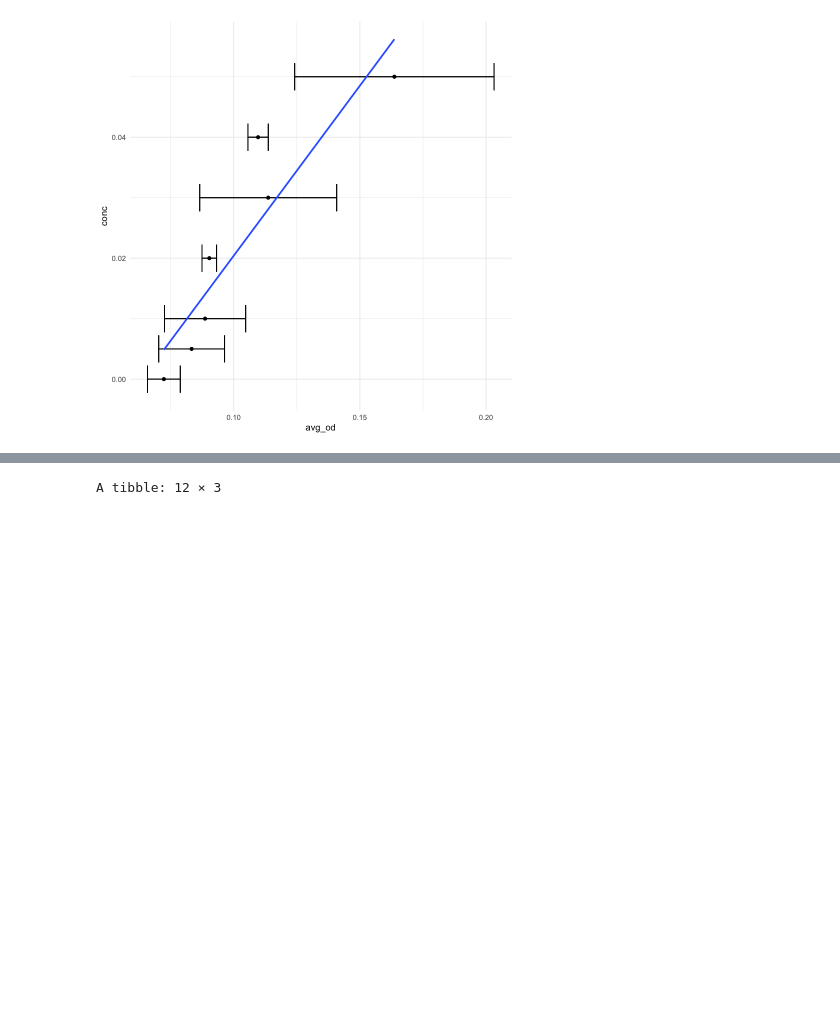
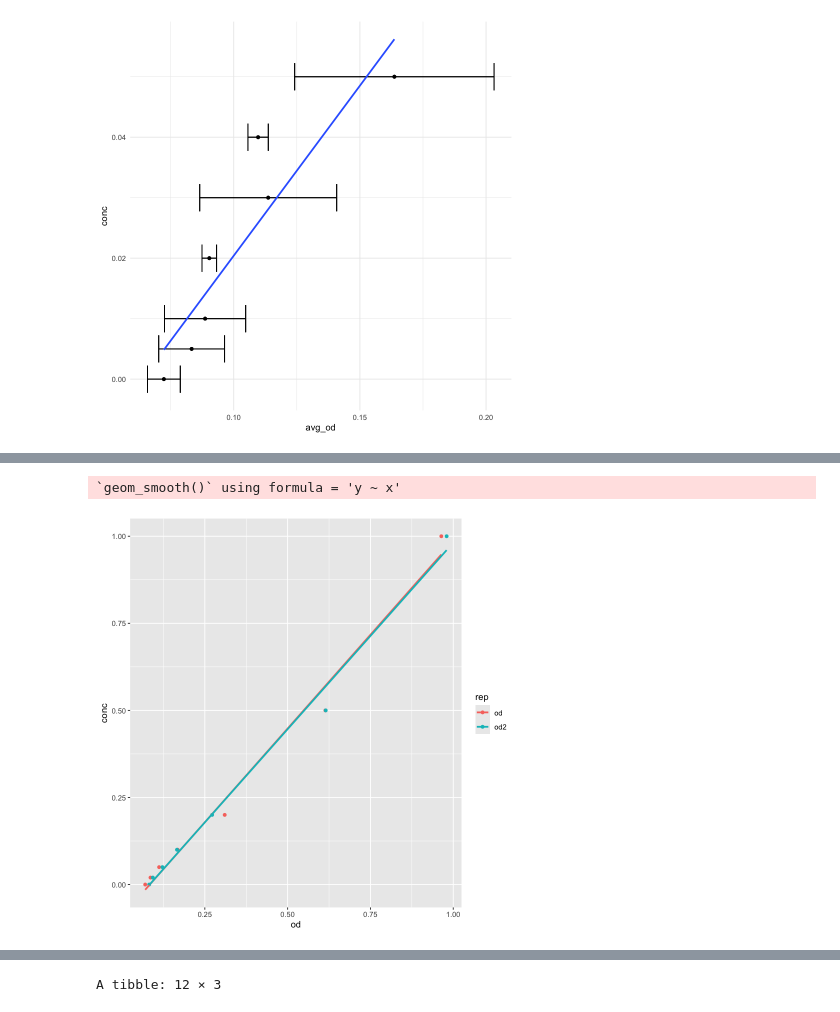
Before and after one commit to brookewicz/LabNotebook, a Jupyter notebook: Nutrients/no3_calc.ipynb, the cells around one changed output, grey strips where cells are left out. Cells and saved outputs as stored; diff of their text form; code cells hidden in the pictures; blank space fills up the shorter version.

Commit message:
finish processing of stnds test from plate test run 3/5/25

```diff
--- a/Nutrients/no3_calc.ipynb
+++ b/Nutrients/no3_calc.ipynb
@@ -369,0 +395,22 @@ ggplot(low_long, aes(x = avg_od, y = conc)) +
+# %%
+# add data
+hi <- data.frame(id = unlist(plate_setup[3, 1:7]),
+                    conc = unlist(plate_setup[4, 1:7]),
+                    od = unlist(raw['b', 1:7]),
+                    od2 = unlist(raw['f', 1:7])
+                 )
+# convert to numeric
+hi$conc<-as.numeric(hi$conc)
+
+# calculate avg, standard deviation  and pivot
+hi$avg_od <- rowMeans(low[, c("od", "od2")])
+
+# pivot
+hi_long<-hi %>% pivot_longer(cols = c("od", "od2"),
+             names_to = 'rep',
+             values_to = 'od')
+# std dev
+hi_long <- hi_long %>%
+  group_by(id) %>%
+  mutate(sd = sd(od)) %>%
+  ungroup()
@@ -369,0 +498,8 @@ ggplot(low_long, aes(x = avg_od, y = conc)) +
+# %%
+# Plot the data with the regression line
+ggplot(hi_long, aes(x = od, y = conc, color = rep)) +
+       geom_point() +
+       geom_smooth(method = "lm", se = FALSE)
+# %% [output]
+`geom_smooth()` using formula = 'y ~ x'
+[figure, added]
```
Also changed, not shown: parts of 61 cells of this notebook, 1 other file.
